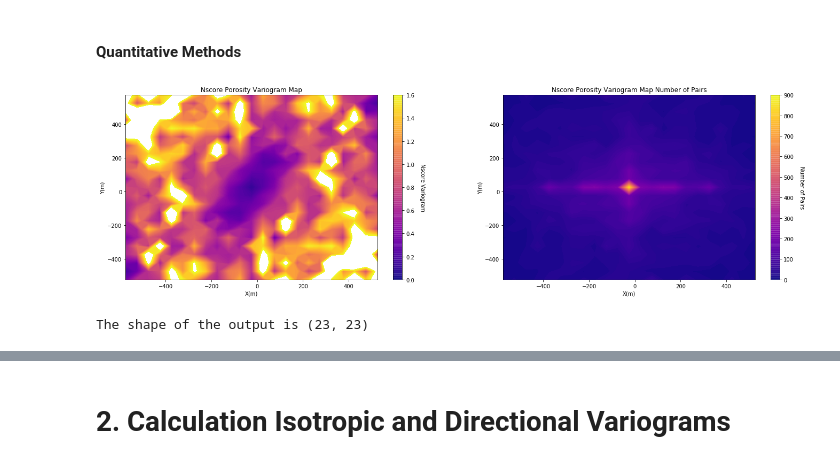
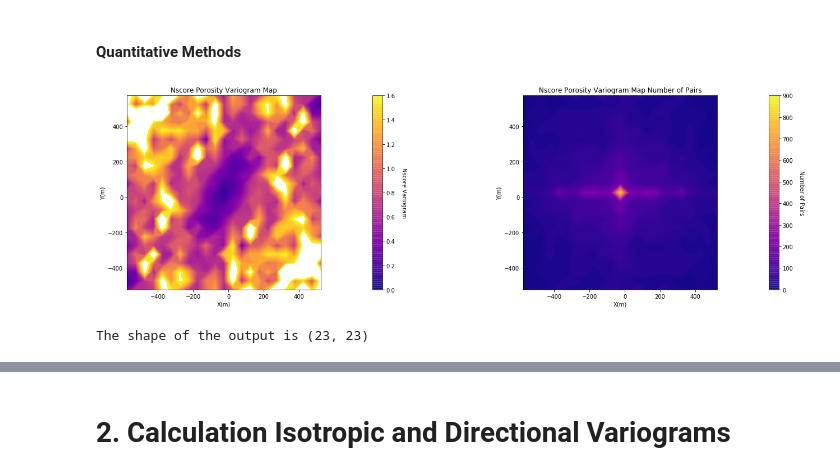
Before and after one commit to sunnylilypi/GS_3, a Jupyter notebook: Team_4_Project_3.ipynb, the cells around one changed output, grey strips where cells are left out. Saved outputs shown, nothing was run; the diff lists cells and outputs as text; code cells hidden in the pictures.

```diff
--- a/Team_4_Project_3.ipynb
+++ b/Team_4_Project_3.ipynb
@@ -78,0 +56,6 @@ Fmin = 0; Fmax = 1
+# %%
+df_subset = df.iloc[:,1:7]
+df_subset.head()
+df_subset['sand']=1*(df_subset['Facies']==1)     # This is for indicator kriging for part 2
+df_subset['shale']=1*(df_subset['Facies']==0)
+df_subset.head()
@@ -249,18 +239,18 @@ def varmapv(df,xcol,ycol,vcol,tmin,tmax,nxlag,nylag,dxlag,dylag,minnp,isill):
 
     return gamf, nppf
 # %%
-vmap, npmap = varmapv(df,'X','Y','NPor',tmin=-999,tmax=999,nxlag=11,nylag=11,dxlag=50,dylag=50,minnp=1,isill=1)
+vmap, npmap = varmapv(df_subset,'X','Y','NPor',tmin=-999,tmax=999,nxlag=11,nylag=11,dxlag=50,dylag=50,minnp=1,isill=1)
 
 plt.subplot(121)
 GSLIB.pixelplt_st(vmap,-575,575,-575,575,50.0,0,1.6,'Nscore Porosity Variogram Map','X(m)','Y(m)','Nscore Variogram',cmap)
-
+plt.axis('square')
 plt.subplot(122)
 GSLIB.pixelplt_st(npmap,-575,575,-575,575,50.0,0,900,'Nscore Porosity Variogram Map Number of Pairs','X(m)','Y(m)','Number of Pairs',cmap)
-
+plt.axis('square')
 plt.subplots_adjust(left=0.0, bottom=0.0, right=3.0, top=1.2, wspace=0.2, hspace=0.2)
 plt.show()
 
 print('The shape of the output is ' + str(vmap.shape))
 # %% [output]
-[figure, old version]
+[figure, new version]
 The shape of the output is (23, 23)
```
Also changed, not shown: parts of 19 cells of this notebook.
